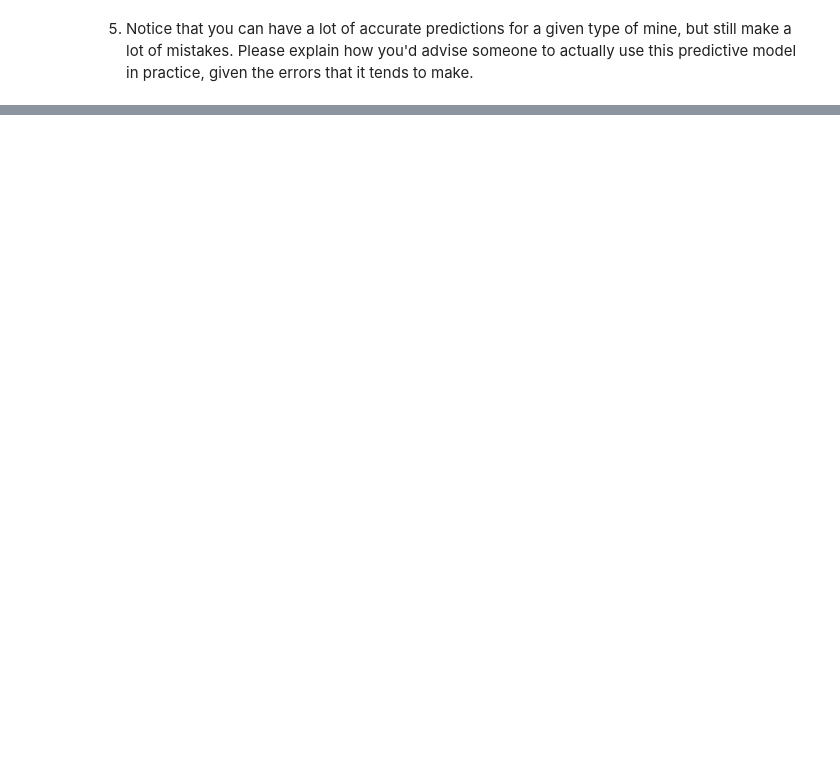
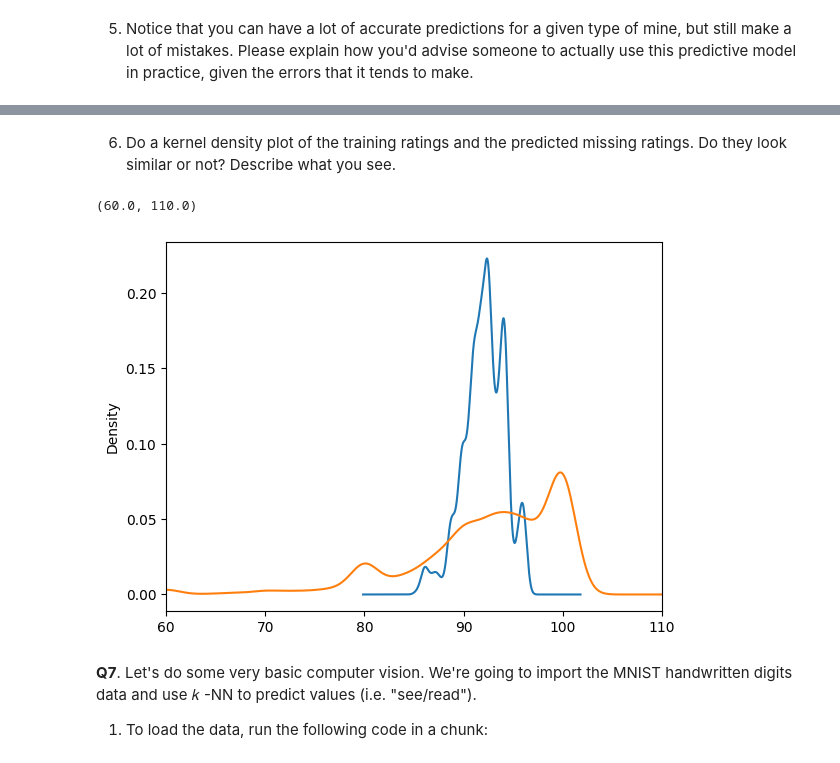
Before and after one commit to calvinpan1/ds3001_assignments, a Jupyter notebook: 02_assignment_knn.ipynb, the cells around one changed output, grey strips where cells are left out. Saved outputs shown, nothing was run; the diff lists cells and outputs as text; code cells hidden in the pictures; blank space fills up the shorter version.

```diff
--- a/02_assignment_knn.ipynb
+++ b/02_assignment_knn.ipynb
@@ -231,0 +211,3 @@ OK, those are the data: Labels attached to handwritten digits encoded as a matri
+# %%
+airbnb_null = airbnb.loc[airbnb['Review Scores Rating'].isnull(),:]
+airbnb_null
@@ -231,0 +300,14 @@ OK, those are the data: Labels attached to handwritten digits encoded as a matri
+# %%
+model = KNeighborsRegressor(n_neighbors = k_star) # Create a model instance
+model = model.fit(u_train, y_train) # Fit the model
+x_null = airbnb_null.loc[:, ctrl_list] # Set our covariates/features
+
+# Cleaning: Imputing NAs in 'Beds' with averages
+x_null['Beds'] = x_null['Beds'].fillna(x_null['Beds'].mean())
+# Cleaning: Make price numeric
+x_null['Price'] = pd.to_numeric(x_null['Price'].str.replace('$','').str.replace(',',''))
+
+u_null = scaler.transform(x_null)
+airbnb_null['Review Scores Rating'] = model.predict(u_null) # Predict values
+
+airbnb_null.head()
@@ -231,0 +321,17 @@ OK, those are the data: Labels attached to handwritten digits encoded as a matri
+# %% [markdown]
+6. Do a kernel density plot of the training ratings and the predicted missing ratings. Do they look similar or not? Describe what you see.
+# %%
+ax = airbnb_null['Review Scores Rating'].plot.kde()
+y_train.plot.kde(ax=ax)
+
+ax.set_xlim(60, 110)
+
+# The ratings do not look similar: there is the same center
+# around 95, but the predicted ratings are much tighter than the training ratings.
+# %% [output]
+(60.0, 110.0)
+[figure, added]
+# %% [markdown]
+**Q7**. Let's do some very basic computer vision. We're going to import the MNIST handwritten digits data and use  𝑘 -NN to predict values (i.e. "see/read").
+
+1. To load the data, run the following code in a chunk:
```
Also changed, not shown: parts of 41 cells of this notebook.
